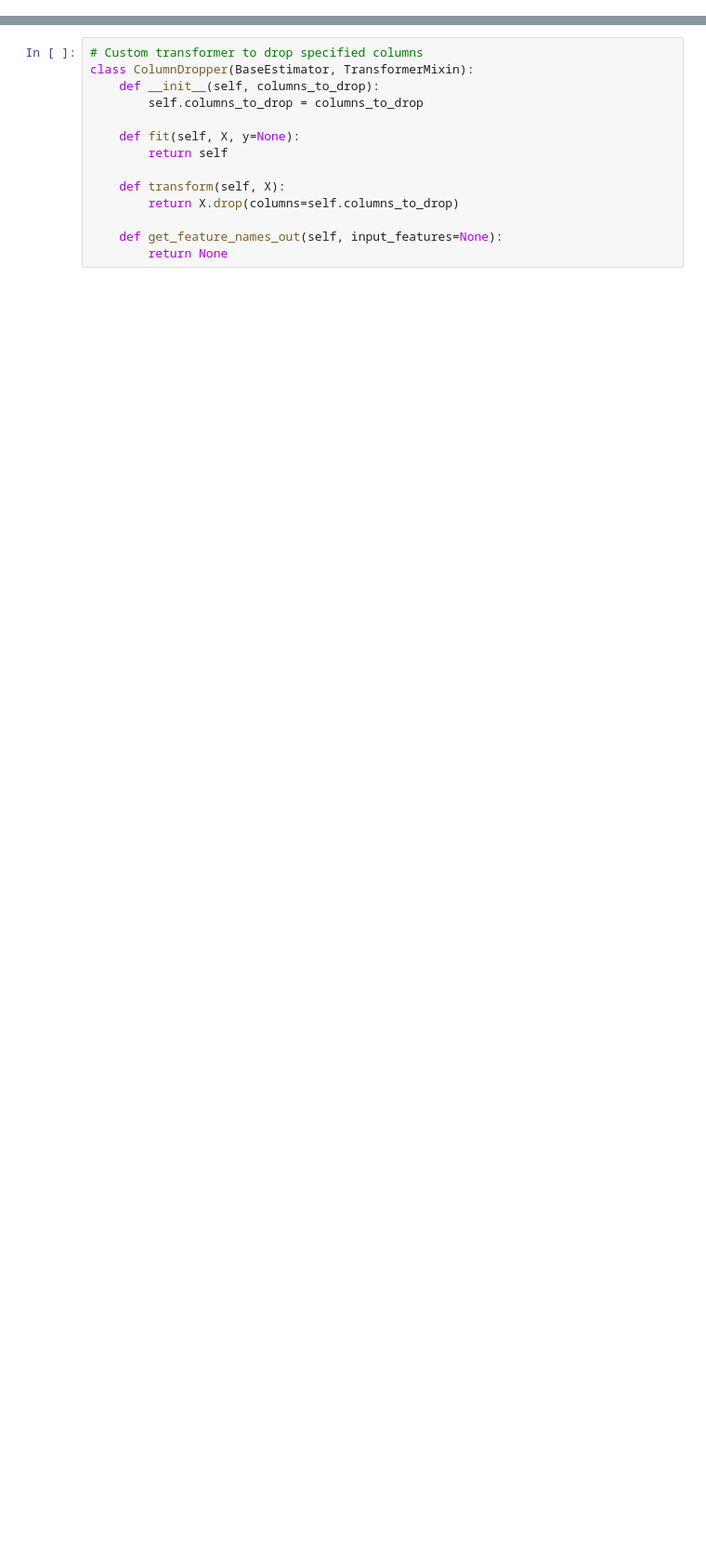
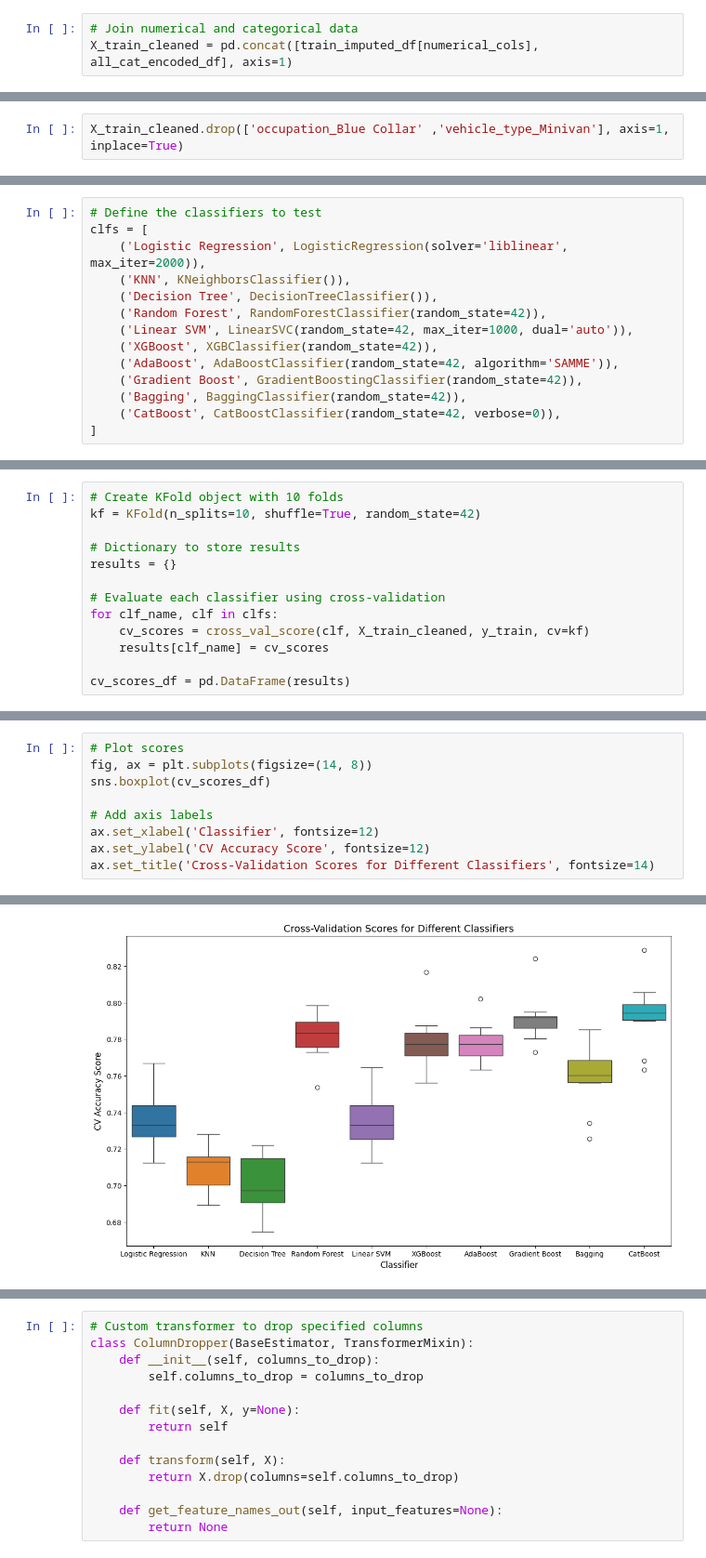
Before and after one commit to harryallum/Data-Science-Projects, a Jupyter notebook: Car Insurance Claim Prediction/main.ipynb, the cells around one changed output, grey strips where cells are left out. Shown at 93% size. Drawn from its saved outputs; the diff is of its cells as text; blank space fills up the shorter version.

```diff
--- a/Car Insurance Claim Prediction/main.ipynb
+++ b/Car Insurance Claim Prediction/main.ipynb
@@ -344,0 +588,3 @@ Create a custom transformer to drop the rows of low importance:
+# %%
+# Join numerical and categorical data
+X_train_cleaned = pd.concat([train_imputed_df[numerical_cols], all_cat_encoded_df], axis=1)
@@ -344,0 +640,2 @@ Create a custom transformer to drop the rows of low importance:
+# %%
+X_train_cleaned.drop(['occupation_Blue Collar' ,'vehicle_type_Minivan'], axis=1, inplace=True)
@@ -344,0 +669,14 @@ Create a custom transformer to drop the rows of low importance:
+# %%
+# Define the classifiers to test
+clfs = [
+    ('Logistic Regression', LogisticRegression(solver='liblinear', max_iter=2000)),
+    ('KNN', KNeighborsClassifier()),
+    ('Decision Tree', DecisionTreeClassifier()),
+    ('Random Forest', RandomForestClassifier(random_state=42)),
+    ('Linear SVM', LinearSVC(random_state=42, max_iter=1000, dual='auto')),
+    ('XGBoost', XGBClassifier(random_state=42)),
+    ('AdaBoost', AdaBoostClassifier(random_state=42, algorithm='SAMME')),
+    ('Gradient Boost', GradientBoostingClassifier(random_state=42)),
+    ('Bagging', BaggingClassifier(random_state=42)),
+    ('CatBoost', CatBoostClassifier(random_state=42, verbose=0)),
+]
@@ -344,0 +685,13 @@ Create a custom transformer to drop the rows of low importance:
+# %%
+# Create KFold object with 10 folds
+kf = KFold(n_splits=10, shuffle=True, random_state=42)
+
+# Dictionary to store results
+results = {}
+
+# Evaluate each classifier using cross-validation
+for clf_name, clf in clfs:
+    cv_scores = cross_val_score(clf, X_train_cleaned, y_train, cv=kf)
+    results[clf_name] = cv_scores
+
+cv_scores_df = pd.DataFrame(results)
@@ -344,0 +700,10 @@ Create a custom transformer to drop the rows of low importance:
+# %%
+# Plot scores
+fig, ax = plt.subplots(figsize=(14, 8))
+sns.boxplot(cv_scores_df)
+
+# Add axis labels
+ax.set_xlabel('Classifier', fontsize=12)
+ax.set_ylabel('CV Accuracy Score', fontsize=12)
+ax.set_title('Cross-Validation Scores for Different Classifiers', fontsize=14)
+# %% [output]
@@ -344,0 +711 @@ Create a custom transformer to drop the rows of low importance:
+[figure, added]
```
Also changed, not shown: parts of 240 cells of this notebook, 2 other files.
